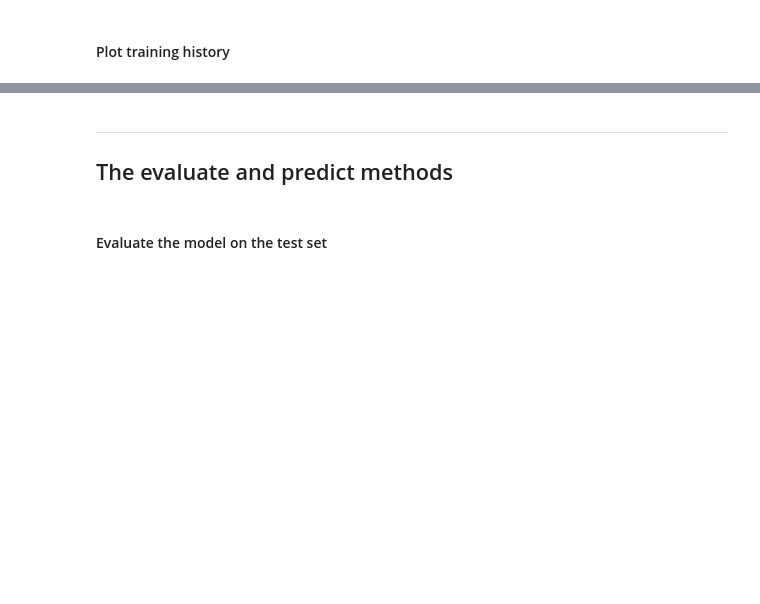
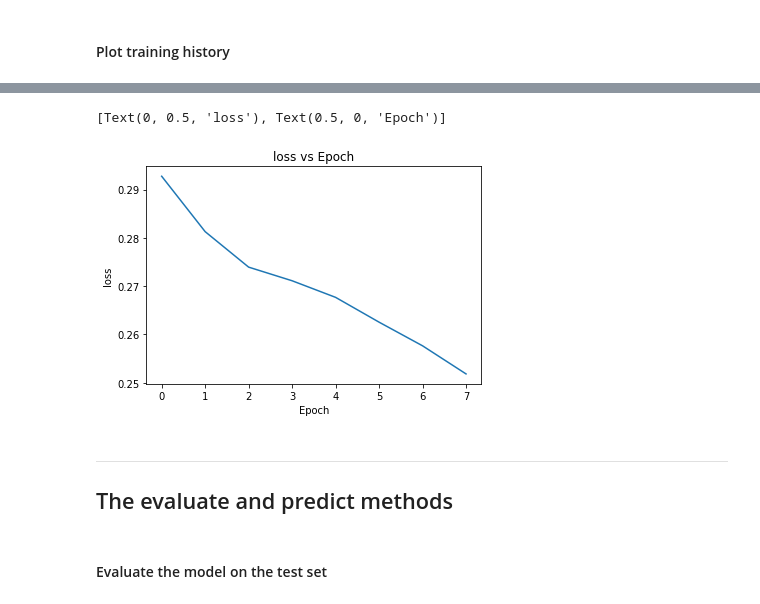
Before and after one commit to yeiscop/PYTHON, a Jupyter notebook: Coding_Tutorial.ipynb, the cells around one changed output, grey strips where cells are left out. Drawn from its saved outputs; the diff is of its cells as text; code cells hidden in the pictures; blank space fills up the shorter version.

```diff
--- a/Coding_Tutorial.ipynb
+++ b/Coding_Tutorial.ipynb
@@ -73,8 +92,9 @@ from tensorflow.keras.layers import Dense, Flatten, Conv2D, MaxPooling2D
 # %%
 # Build the Sequential convolutional neural network model
+# Build the Sequential convolutional neural network model
 model = Sequential([
-    Flatten(input_shape=(28,28)),
-     Dense(16, activation='relu', name='La_Primera'),
-     Dense(16, activation='relu'),
-     Dense(10, activation='softmax')
+    Conv2D(16, (3,3), activation='relu', input_shape=(28,28,1)),
+    MaxPooling2D((3,3)),
+    Flatten(),
+    Dense(10, activation='softmax')
 ])
@@ -147,0 +206,3 @@ labels = [
+# %%
+# Fit the model
+history = model.fit(train_images[...,np.newaxis], train_labels, epochs=8, batch_size=256, verbose=1)
@@ -149,3 +227,5 @@ labels = [
 #### Plot training history
 # %%
 # Load the history into a pandas Dataframe
+df=pd.DataFrame(history.history)
+df.head()
@@ -152,5 +239,10 @@ labels = [
 # %%
 # Make a plot for the loss
+loss_plot=df.plot(y='loss', title = 'loss vs Epoch', legend=False)
+loss_plot.set(xlabel='Epoch', ylabel='loss')
+# %% [output]
+[Text(0, 0.5, 'loss'), Text(0.5, 0, 'Epoch')]
+[figure, added]
 # %%
 # Make a plot for the accuracy
 # %%
```
Also changed, not shown: parts of 19 cells of this notebook.
